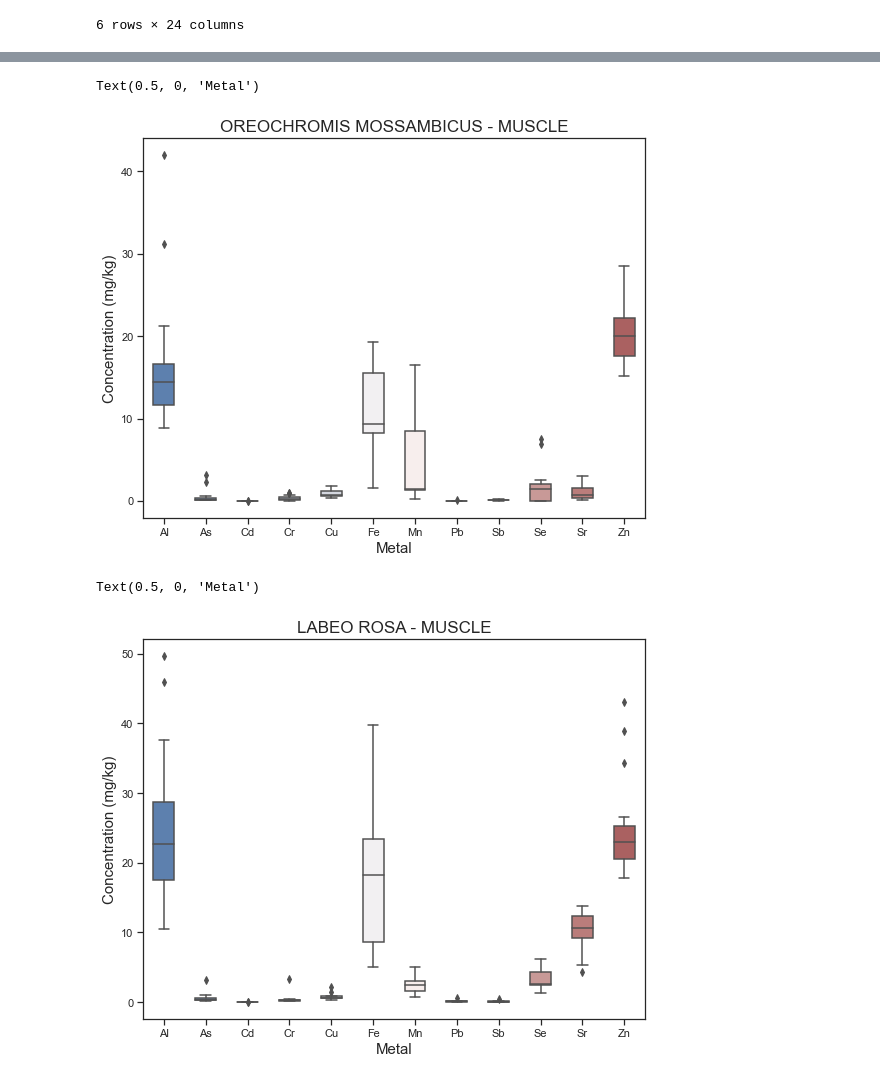
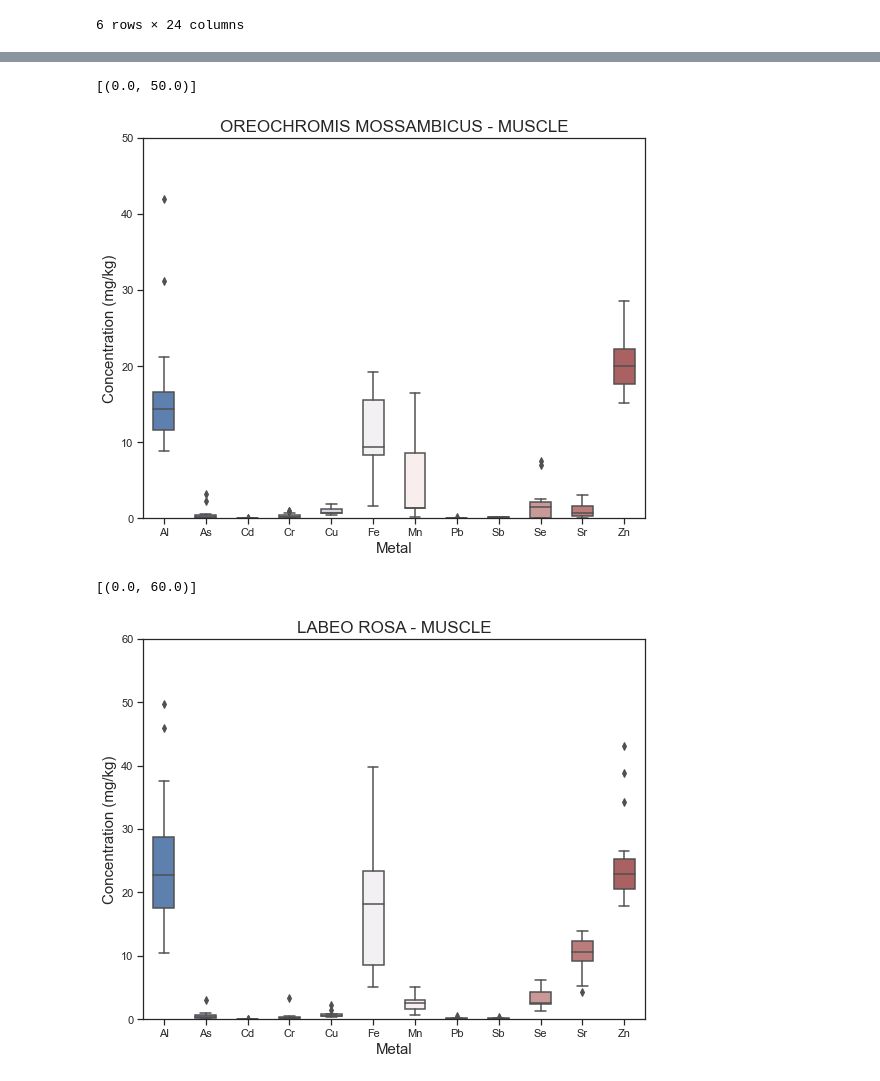
Before and after one commit to ChrisMontez/ICP-OES, a Jupyter notebook: Data Visualization.ipynb, the cells around one changed output, grey strips where cells are left out. Saved outputs shown, nothing was run; the diff lists cells and outputs as text; code cells hidden in the pictures.

```diff
--- a/Data Visualization.ipynb
+++ b/Data Visualization.ipynb
@@ -89,20 +95,22 @@ sns.boxplot(data = OM_Muscle[all_metals], width=.5, palette = 'vlag' )
 ax.set_title('OREOCHROMIS MOSSAMBICUS - MUSCLE', fontsize = 17)
 ax.set_ylabel('Concentration (mg/kg)', fontsize = 15)
 ax.set_xlabel('Metal',fontsize = 15)
+ax.set(ylim=(0, 50))
 
 #sns.despine(trim=True, left=True)
 # %% [output]
-Text(0.5, 0, 'Metal')
+[(0.0, 50.0)]
-[figure, old version]
+[figure, new version]
 # %%
 sns.set_theme(style="ticks")
 f, ax = plt.subplots(figsize=(9, 7))
 sns.boxplot(data = LR_Muscle[all_metals], width=.5, palette = 'vlag' )
 ax.set_title('LABEO ROSA - MUSCLE', fontsize = 17)
 ax.set_ylabel('Concentration (mg/kg)', fontsize = 15)
 ax.set_xlabel('Metal',fontsize = 15)
+ax.set(ylim=(0, 60))
 
 #sns.despine(trim=True, left=True)
 # %% [output]
-Text(0.5, 0, 'Metal')
+[(0.0, 60.0)]
-[figure, old version]
+[figure, new version]
```
Also changed, not shown: parts of 4 cells of this notebook, 6 other files.
